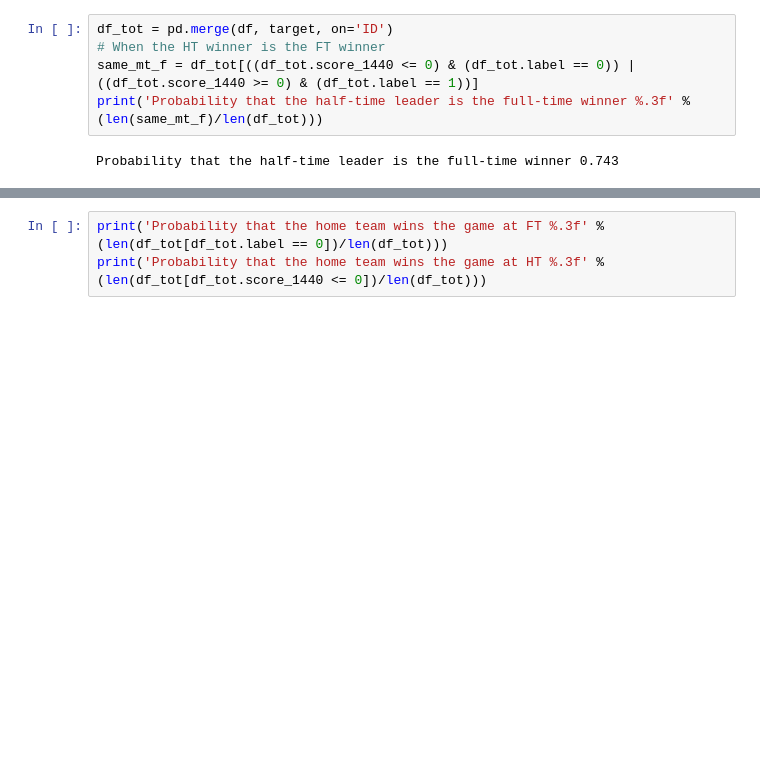
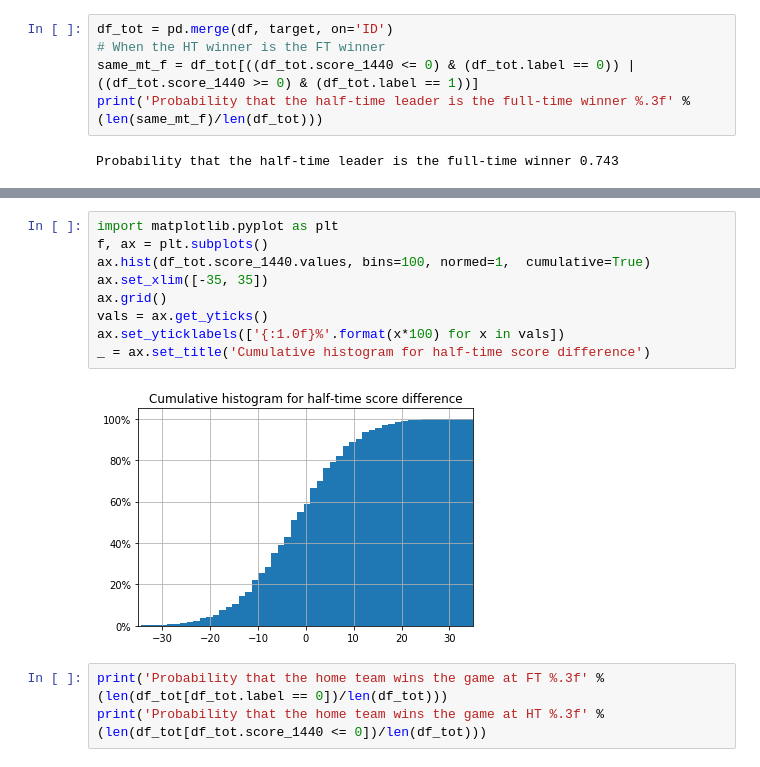
Before and after one commit to alexattia/ChallengeData, a Jupyter notebook: Exploration.ipynb, the cells around one changed output, grey strips where cells are left out. Drawn from its saved outputs; the diff is of its cells as text; blank space fills up the shorter version.

```diff
--- a/Exploration.ipynb
+++ b/Exploration.ipynb
@@ -47,3 +82,14 @@ Probability that the half-time leader is the full-time winner 0.743
+# %%
+import matplotlib.pyplot as plt
+f, ax = plt.subplots()
+ax.hist(df_tot.score_1440.values, bins=100, normed=1,  cumulative=True)
+ax.set_xlim([-35, 35])
+ax.grid()
+vals = ax.get_yticks()
+ax.set_yticklabels(['{:1.0f}%'.format(x*100) for x in vals])
+_ = ax.set_title('Cumulative histogram for half-time score difference')
+# %% [output]
+[figure, added]
 # %%
 print('Probability that the home team wins the game at FT %.3f' % (len(df_tot[df_tot.label == 0])/len(df_tot)))
 print('Probability that the home team wins the game at HT %.3f' % (len(df_tot[df_tot.score_1440 <= 0])/len(df_tot)))
```
Also changed, not shown: parts of 38 cells of this notebook, 1 other file.
